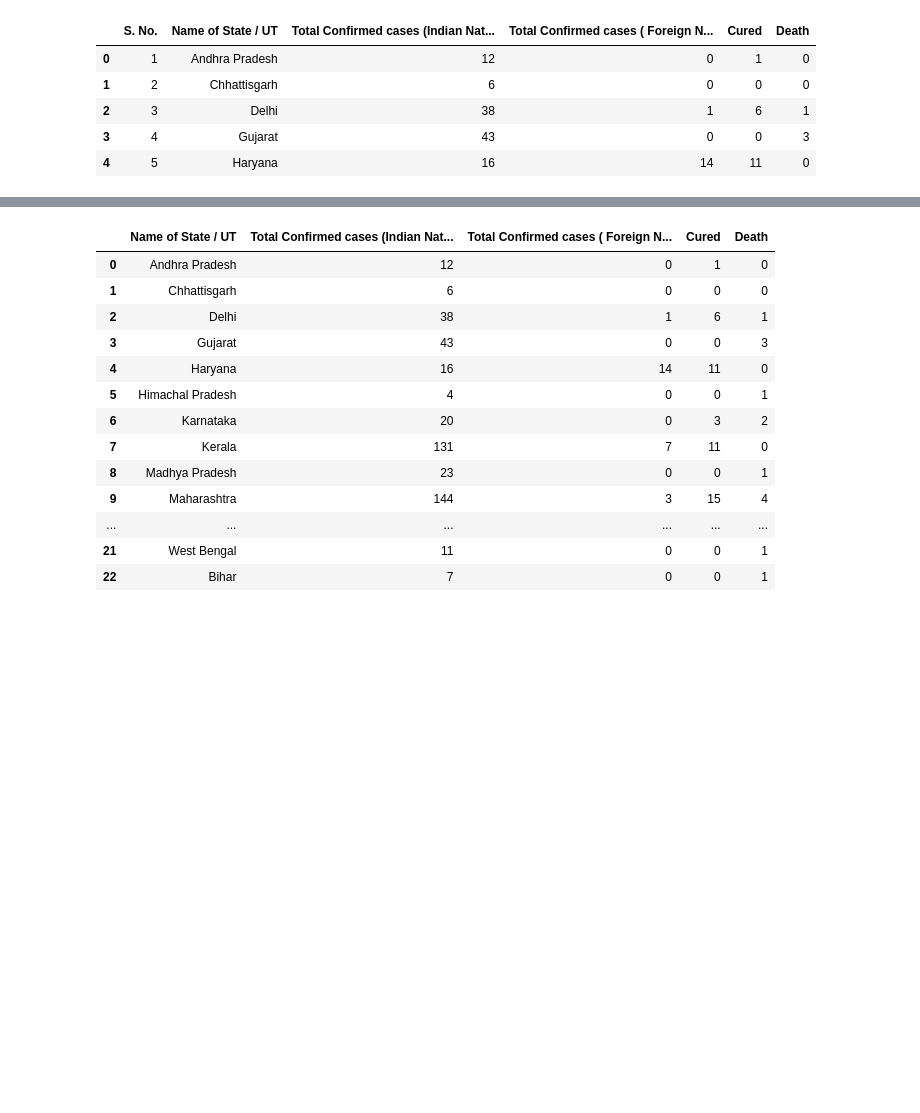
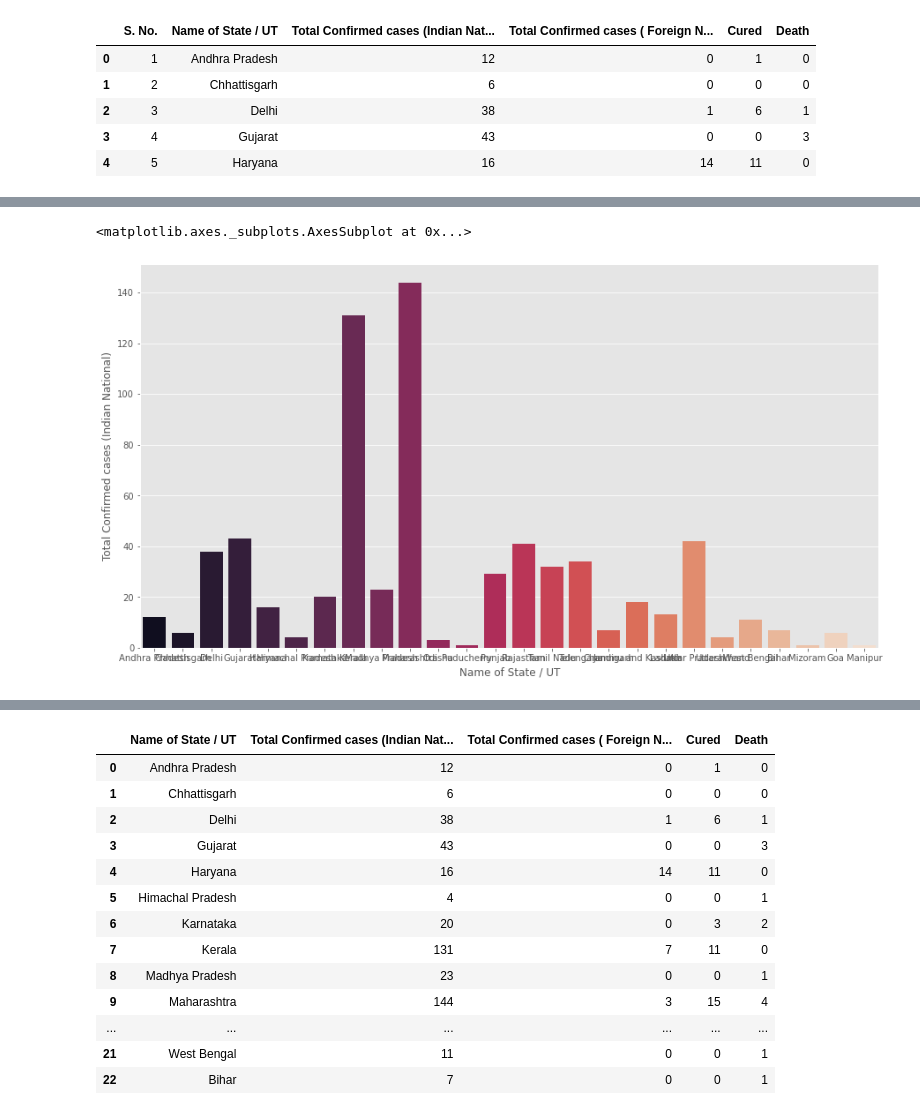
Before and after one commit to Dhrumil-Zion/Covid-19_Data_Visualization, a Jupyter notebook: Covid-19_Data_Visualization (Old Dataset)/Covid-19_Data_Visualization (Old DataSet).ipynb, the cells around one changed output, grey strips where cells are left out. Cells and saved outputs as stored; diff of their text form; code cells hidden in the pictures; blank space fills up the shorter version.

```diff
--- a/Covid-19_Data_Visualization (Old Dataset)/Covid-19_Data_Visualization (Old DataSet).ipynb
+++ b/Covid-19_Data_Visualization (Old Dataset)/Covid-19_Data_Visualization (Old DataSet).ipynb
@@ -53,0 +63,5 @@ df.head()
+# %%
+sns.barplot(x=df['Name of State / UT'], y=df['Total Confirmed cases (Indian National)'], palette="rocket")
+# %% [output]
+<matplotlib.axes._subplots.AxesSubplot at 0x...>
+[figure, added]
```
Also changed, not shown: parts of 9 cells of this notebook.
